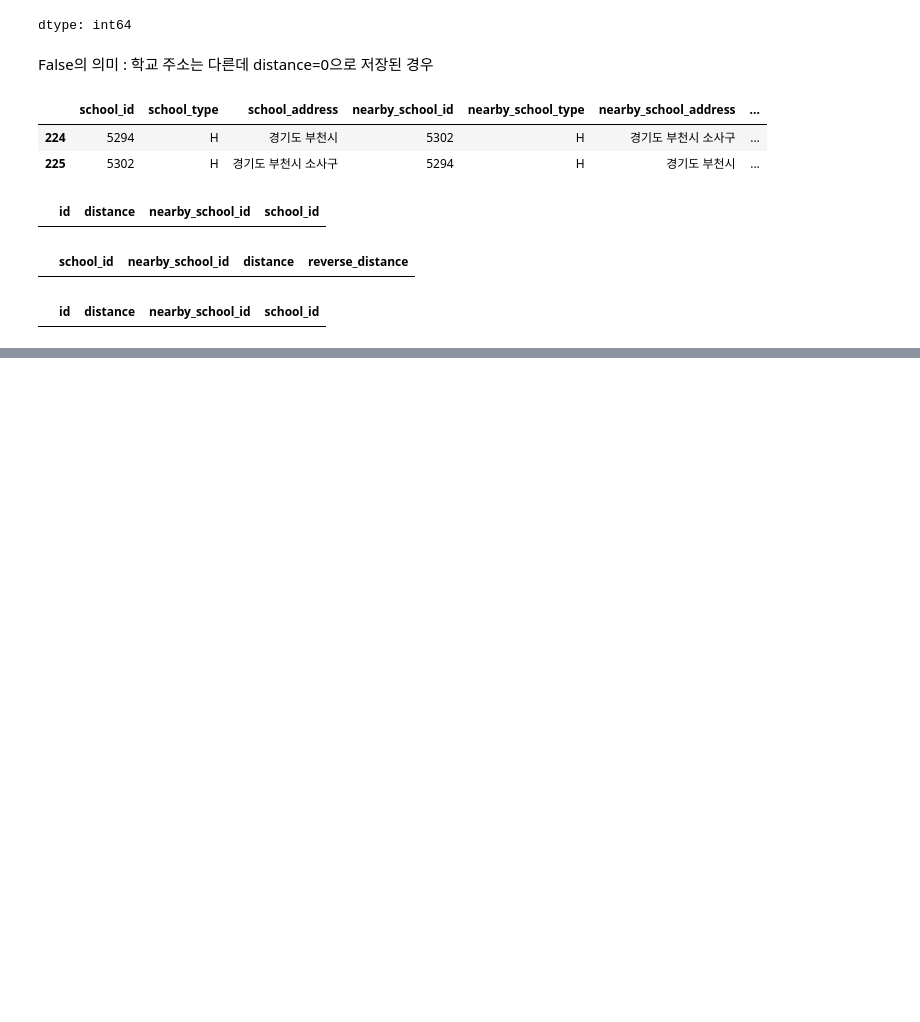
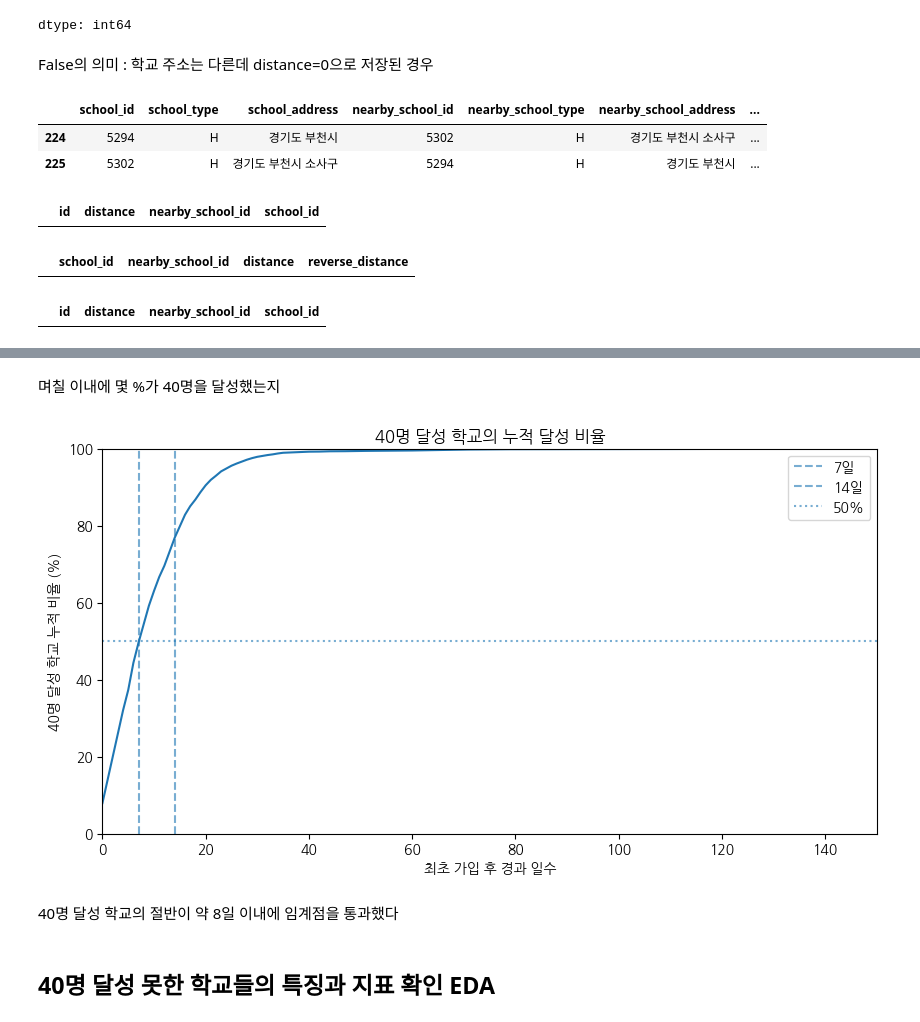
Before and after one commit to DA15-Lab/team3-ping-analytics, a Jupyter notebook: notebooks/Hyunho_analysis.ipynb, the cells around one changed output, grey strips where cells are left out. Cells and saved outputs as stored; diff of their text form; code cells hidden in the pictures; blank space fills up the shorter version.

```diff
--- a/notebooks/Hyunho_analysis.ipynb
+++ b/notebooks/Hyunho_analysis.ipynb
@@ -1879,0 +2304,32 @@ nearby[
+# %% [markdown]
+며칠 이내에 몇 %가 40명을 달성했는지
+# %%
+# 소요일 기준 오름차순 정렬
+days_sorted = days_40.sort_values()
+
+# 누적 달성 학교 비율
+cumulative_ratio = (
+    days_sorted.rank(method='max') / len(days_sorted) * 100
+)
+
+plt.figure(figsize=(10, 5))
+plt.plot(days_sorted, cumulative_ratio)
+
+# 주요 기준선
+plt.axvline(7, linestyle='--', alpha=0.6, label='7일')
+plt.axvline(14, linestyle='--', alpha=0.6, label='14일')
+plt.axhline(50, linestyle=':', alpha=0.6, label='50%')
+
+plt.title('40명 달성 학교의 누적 달성 비율')
+plt.xlabel('최초 가입 후 경과 일수')
+plt.ylabel('40명 달성 학교 누적 비율 (%)')
+plt.xlim(left=0)
+plt.ylim(0, 100)
+plt.legend()
+plt.show()
+# %% [output]
+[figure, added]
+# %% [markdown]
+40명 달성 학교의 절반이 약 8일 이내에 임계점을 통과했다
+# %% [markdown]
+## 40명 달성 못한 학교들의 특징과 지표 확인 EDA
```
Also changed, not shown: parts of 153 cells of this notebook.
